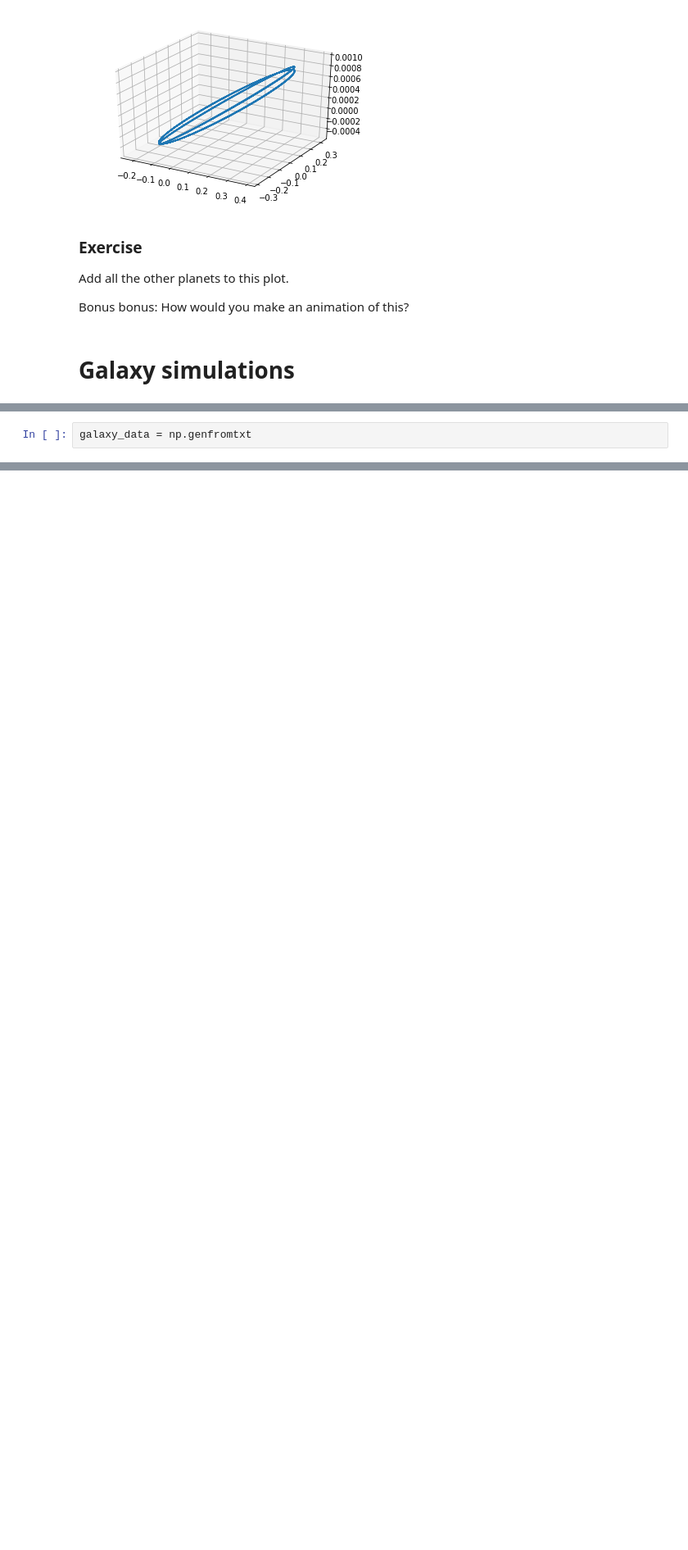
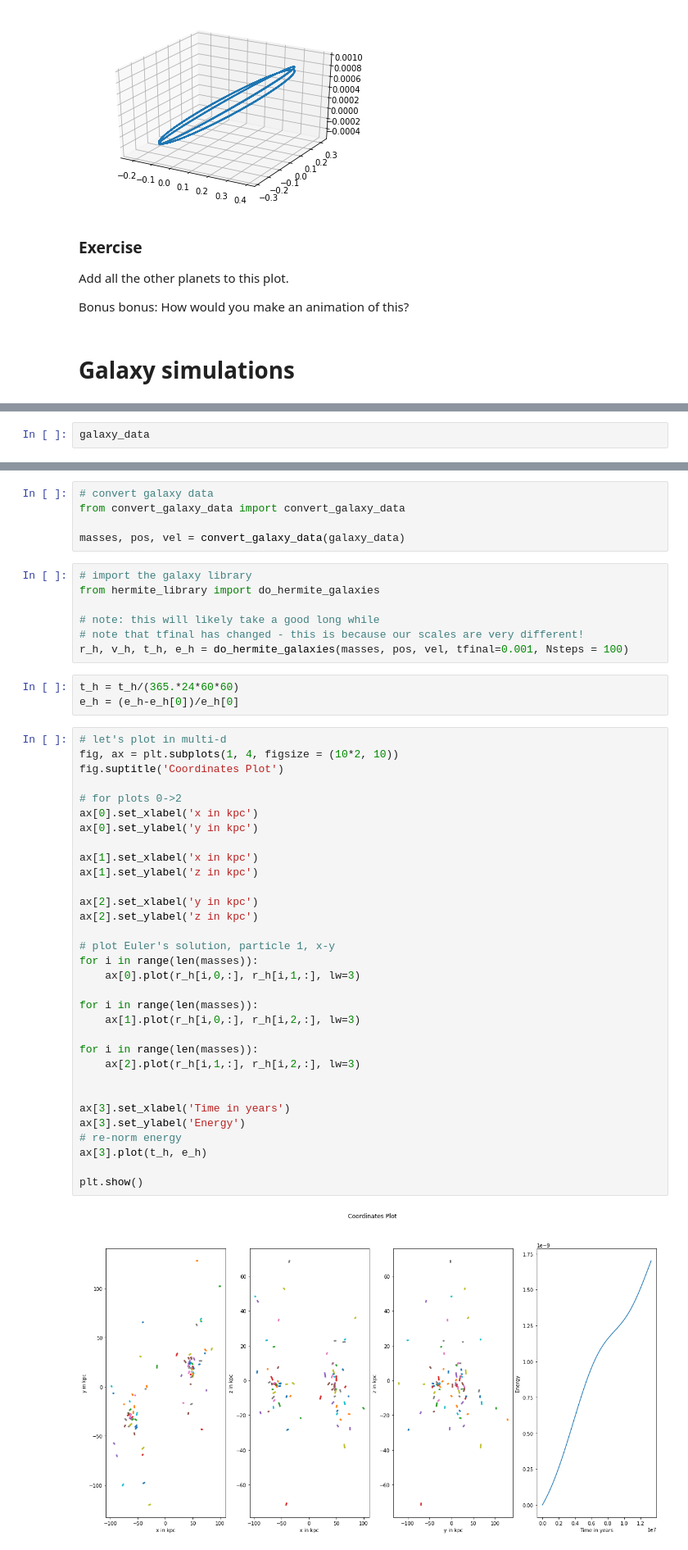
Before and after one commit to jnaiman/csci-p-14110, a Jupyter notebook: lesson04/_programming_planets3d_3dplots_lesson04.ipynb, the cells around one changed output, grey strips where cells are left out. Shown at 82% size. Saved outputs shown, nothing was run; the diff lists cells and outputs as text; blank space fills up the shorter version.

```diff
--- a/lesson04/_programming_planets3d_3dplots_lesson04.ipynb
+++ b/lesson04/_programming_planets3d_3dplots_lesson04.ipynb
@@ -114,2 +123,2 @@ Bonus bonus: How would you make an animation of this?
 # %%
-galaxy_data = np.genfromtxt
+galaxy_data
@@ -115,0 +143,49 @@ galaxy_data = np.genfromtxt
+# %%
+# convert galaxy data
+from convert_galaxy_data import convert_galaxy_data
+
+masses, pos, vel = convert_galaxy_data(galaxy_data)
+# %%
+# import the galaxy library
+from hermite_library import do_hermite_galaxies
+
+# note: this will likely take a good long while
+# note that tfinal has changed - this is because our scales are very different!
+r_h, v_h, t_h, e_h = do_hermite_galaxies(masses, pos, vel, tfinal=0.001, Nsteps = 100)
+# %%
+t_h = t_h/(365.*24*60*60)
+e_h = (e_h-e_h[0])/e_h[0]
+# %%
+# let's plot in multi-d
+fig, ax = plt.subplots(1, 4, figsize = (10*2, 10))
+fig.suptitle('Coordinates Plot')
+
+# for plots 0->2
+ax[0].set_xlabel('x in kpc')
+ax[0].set_ylabel('y in kpc')
+
+ax[1].set_xlabel('x in kpc')
+ax[1].set_ylabel('z in kpc')
+
+ax[2].set_xlabel('y in kpc')
+ax[2].set_ylabel('z in kpc')
+
+# plot Euler's solution, particle 1, x-y
+for i in range(len(masses)):
+    ax[0].plot(r_h[i,0,:], r_h[i,1,:], lw=3)
+
+for i in range(len(masses)):
+    ax[1].plot(r_h[i,0,:], r_h[i,2,:], lw=3)
+
+for i in range(len(masses)):
+    ax[2].plot(r_h[i,1,:], r_h[i,2,:], lw=3)
+
+
+ax[3].set_xlabel('Time in years')
+ax[3].set_ylabel('Energy')
+# re-norm energy
+ax[3].plot(t_h, e_h)
+
+plt.show()
+# %% [output]
+[figure, added]
```
Also changed, not shown: parts of 2 cells of this notebook, 12 other files.
